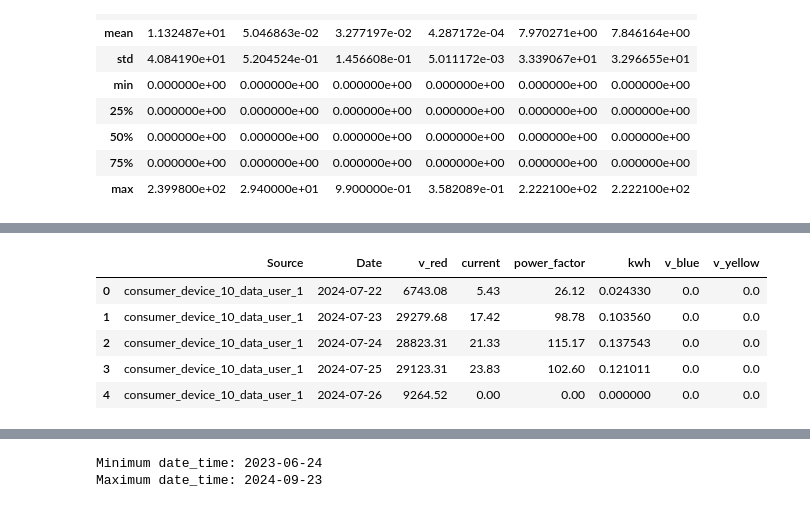
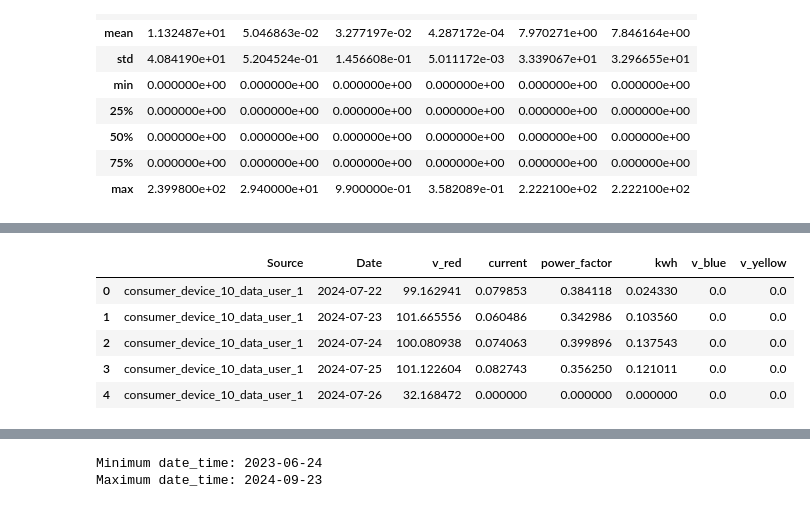
Before and after one commit to SIDIBEMoussa/Hydropower-Climate-Optimisation-Challenge, a Jupyter notebook: Notebook_version_1.ipynb, the cells around one changed output, grey strips where cells are left out. Cells and saved outputs as stored; diff of their text form; code cells hidden in the pictures.

```diff
--- a/Notebook_version_1.ipynb
+++ b/Notebook_version_1.ipynb
@@ -177,29 +183,35 @@ all_data_df.head()
 | 4 | 2024-07-22 18:40:00 | 134.84 | 0.08 | 0.74 | 0.000665 | consumer_device_10_data_user_1 | NaN | NaN | consumer_device_10 | ... |
 # %%
 all_data_df = all_data_df.fillna(0)
+# %%
+def my_operator(col):
+    if col == "kwh":
+        return "sum"
+    else:
+        return "mean"
 # %%
 # for all_data["Source"] aggregate by sum on day
 
 import pandas as pd
 # Assuming 'all_data_df' is already defined as in your previous code.
 # Convert 'Datetime' column to datetime objects if it's not already
 all_data_df['date_time'] = pd.to_datetime(all_data_df['date_time'])
 
 # Extract the date part
 all_data_df['Date'] = all_data_df['date_time'].dt.date
 
 # Group by 'Source' and 'Date', then sum the 'Load' for each group
 aggregated_data = all_data_df.groupby(['Source', 'Date'])#['kwh'].sum().reset_index()
-aggregated_data = aggregated_data.agg({col: 'sum' for col in all_data_df.columns if col not in ['Source',"Date",'date_time',"consumer_device","data_user"]}).reset_index()
+aggregated_data = aggregated_data.agg({col: my_operator(col) for col in all_data_df.columns if col not in ['Source',"Date",'date_time',"consumer_device","data_user"]}).reset_index()
 # Display the aggregated data
 aggregated_data.head()
 # %% [output]
 |  | Source | Date | v_red | current | power_factor | kwh | v_blue | v_yellow |
-| 0 | consumer_device_10_data_user_1 | 2024-07-22 | 6743.08 | 5.43 | 26.12 | 0.024330 | 0.0 | 0.0 |
-| 1 | consumer_device_10_data_user_1 | 2024-07-23 | 29279.68 | 17.42 | 98.78 | 0.103560 | 0.0 | 0.0 |
-| 2 | consumer_device_10_data_user_1 | 2024-07-24 | 28823.31 | 21.33 | 115.17 | 0.137543 | 0.0 | 0.0 |
-| 3 | consumer_device_10_data_user_1 | 2024-07-25 | 29123.31 | 23.83 | 102.60 | 0.121011 | 0.0 | 0.0 |
-| 4 | consumer_device_10_data_user_1 | 2024-07-26 | 9264.52 | 0.00 | 0.00 | 0.000000 | 0.0 | 0.0 |
+| 0 | consumer_device_10_data_user_1 | 2024-07-22 | 99.162941 | 0.079853 | 0.384118 | 0.024330 | 0.0 | 0.0 |
+| 1 | consumer_device_10_data_user_1 | 2024-07-23 | 101.665556 | 0.060486 | 0.342986 | 0.103560 | 0.0 | 0.0 |
+| 2 | consumer_device_10_data_user_1 | 2024-07-24 | 100.080938 | 0.074063 | 0.399896 | 0.137543 | 0.0 | 0.0 |
+| 3 | consumer_device_10_data_user_1 | 2024-07-25 | 101.122604 | 0.082743 | 0.356250 | 0.121011 | 0.0 | 0.0 |
+| 4 | consumer_device_10_data_user_1 | 2024-07-26 | 32.168472 | 0.000000 | 0.000000 | 0.000000 | 0.0 | 0.0 |
 # %%
 #Join climate to data
 final_data = pd.merge(aggregated_data, climate_data_agg, on='Date', how='left')
```
Also changed, not shown: parts of 4 cells of this notebook.
